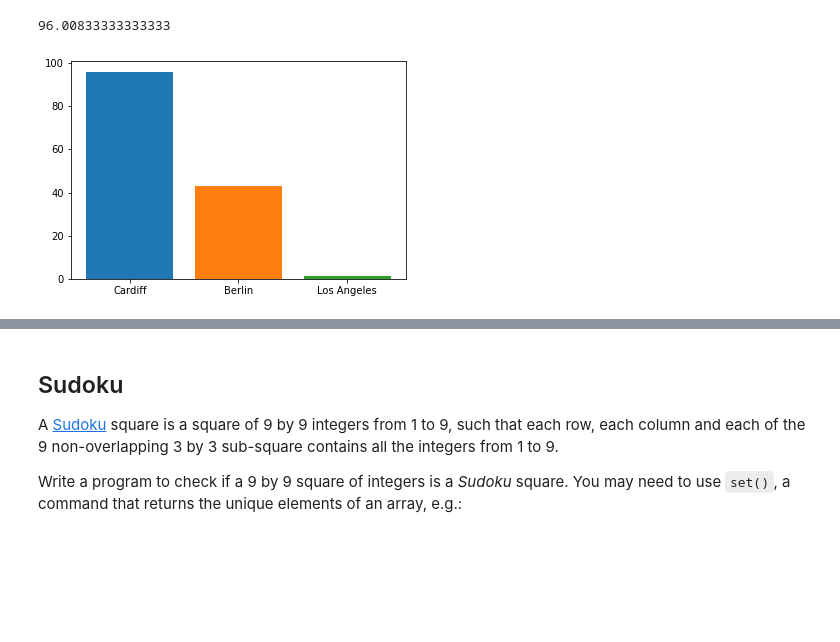
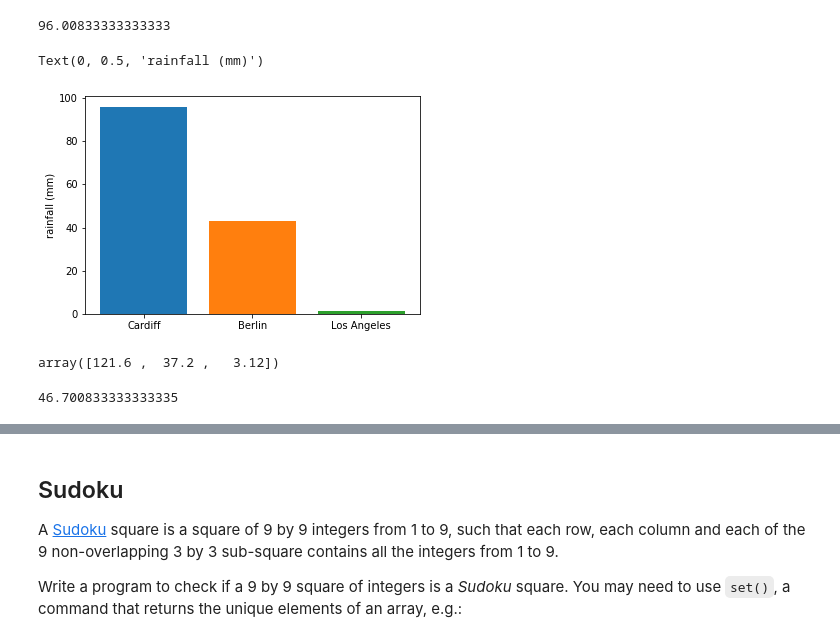
Before and after one commit to LilyDV1/extra, a Jupyter notebook: Slicing.ipynb, the cells around one changed output, grey strips where cells are left out. Drawn from its saved outputs; the diff is of its cells as text; code cells hidden in the pictures; blank space fills up the shorter version.

```diff
--- a/Slicing.ipynb
+++ b/Slicing.ipynb
@@ -54,5 +54,11 @@ np.average(rain[0,:]) # average rain in cardiff throughout the year
 # %%
 for i in range(3):
    plt.bar(cities[i], np.average(rain[i,:]))
+plt.ylabel('rainfall (mm)')
 # %% [output]
+Text(0, 0.5, 'rainfall (mm)')
-[figure, old version]
+[figure, new version]
+# %%
+rain[:,0] # average for january
+# %% [output]
+array([121.6 ,  37.2 ,   3.12])
@@ -58,0 +69,6 @@ for i in range(3):
+# %%
+np.average(rain, axis=1) # only columns
+np.average(rain, axis=0) # only rows
+np.average(rain) # for all points
+# %% [output]
+46.700833333333335
```
Also changed, not shown: parts of 2 cells of this notebook.
